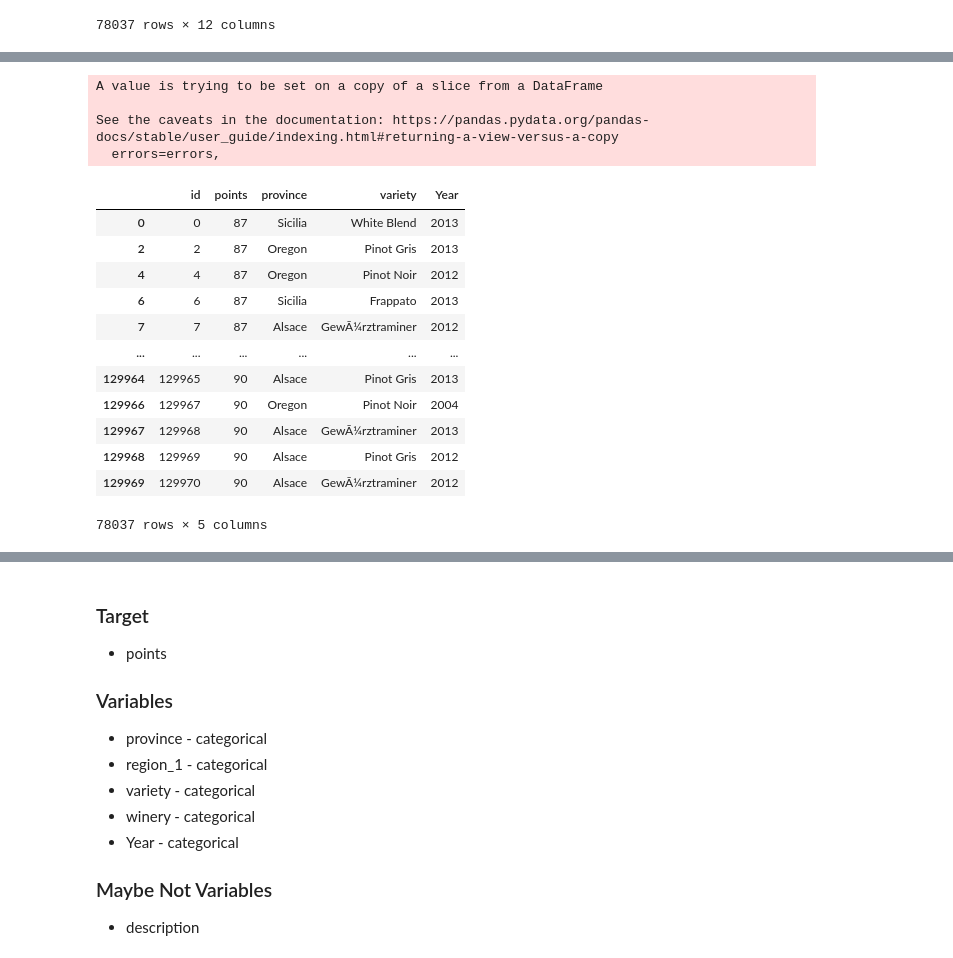
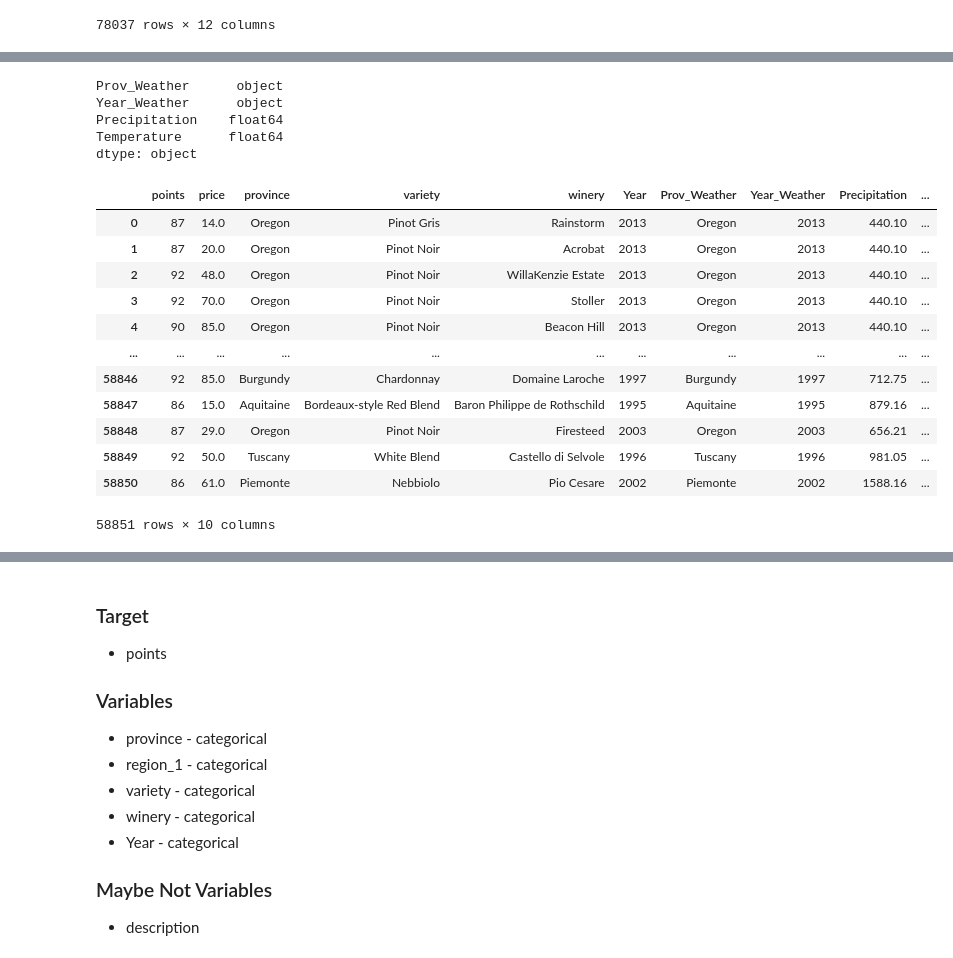
Before and after one commit to mshideler/Group2, a Jupyter notebook: Deliverable 2/Data_Analysis_Prelim-Kyle.ipynb, the cells around one changed output, grey strips where cells are left out. Cells and saved outputs as stored; diff of their text form; code cells hidden in the pictures.

Commit message:
adding merged data

```diff
--- a/Deliverable 2/Data_Analysis_Prelim-Kyle.ipynb
+++ b/Deliverable 2/Data_Analysis_Prelim-Kyle.ipynb
@@ -130,0 +194,3 @@ See the caveats in the documentation: https://pandas.pydata.org/pandas-docs/stab
+# %%
+wine_df_regions=wine_df_regions[wine_df_regions['variety']!='NaN']
+wine_df_regions
@@ -130,0 +233,6 @@ See the caveats in the documentation: https://pandas.pydata.org/pandas-docs/stab
+# %%
+wine_df_regions=wine_df_regions.groupby('winery').filter(lambda x: len(x)>3)
+# %%
+weather_df['Year_Weather']=weather_df['Year_Weather'].astype(str)
+# %%
+weather_df=weather_df.drop(['Timeseries'],axis=1)
@@ -131,28 +249,30 @@ See the caveats in the documentation: https://pandas.pydata.org/pandas-docs/stab
+# %%
+weather_df.dtypes
+# %% [output]
+Prov_Weather      object
+Year_Weather      object
+Precipitation    float64
+Temperature      float64
+dtype: object
+# %%
+merged_df=wine_df_regions.merge(weather_df,left_on=['province','Year'],right_on=['Prov_Weather','Year_Weather'])
+merged_df
+# %% [output]
+|  | points | price | province | variety | winery | Year | Prov_Weather | Year_Weather | Precipitation | ... |
+| 0 | 87 | 14.0 | Oregon | Pinot Gris | Rainstorm | 2013 | Oregon | 2013 | 440.10 | ... |
+| 1 | 87 | 20.0 | Oregon | Pinot Noir | Acrobat | 2013 | Oregon | 2013 | 440.10 | ... |
+| 2 | 92 | 48.0 | Oregon | Pinot Noir | WillaKenzie Estate | 2013 | Oregon | 2013 | 440.10 | ... |
+| 3 | 92 | 70.0 | Oregon | Pinot Noir | Stoller | 2013 | Oregon | 2013 | 440.10 | ... |
+| 4 | 90 | 85.0 | Oregon | Pinot Noir | Beacon Hill | 2013 | Oregon | 2013 | 440.10 | ... |
+| ... | ... | ... | ... | ... | ... | ... | ... | ... | ... | ... |
+| 58846 | 92 | 85.0 | Burgundy | Chardonnay | Domaine Laroche | 1997 | Burgundy | 1997 | 712.75 | ... |
+| 58847 | 86 | 15.0 | Aquitaine | Bordeaux-style Red Blend | Baron Philippe de Rothschild | 1995 | Aquitaine | 1995 | 879.16 | ... |
+| 58848 | 87 | 29.0 | Oregon | Pinot Noir | Firesteed | 2003 | Oregon | 2003 | 656.21 | ... |
+| 58849 | 92 | 50.0 | Tuscany | White Blend | Castello di Selvole | 1996 | Tuscany | 1996 | 981.05 | ... |
+| 58850 | 86 | 61.0 | Piemonte | Nebbiolo | Pio Cesare | 2002 | Piemonte | 2002 | 1588.16 | ... |
+58851 rows × 10 columns
 # %%
 #####
 wine_df_regions.to_csv("../Resources/Winedata_Regions_elseRAW.csv")
-# %%
-#make list of columns to drop and drop them
-columns_to_drop=['country','description','designation','price','region_2','region_1','winery']
-wine_df_regions.drop(columns_to_drop,axis=1,inplace=True)
-wine_df_regions
-# %% [output]
-A value is trying to be set on a copy of a slice from a DataFrame
-
-See the caveats in the documentation: https://pandas.pydata.org/pandas-docs/stable/user_guide/indexing.html#returning-a-view-versus-a-copy
-  errors=errors,
-|  | id | points | province | variety | Year |
-| 0 | 0 | 87 | Sicilia | White Blend | 2013 |
-| 2 | 2 | 87 | Oregon | Pinot Gris | 2013 |
-| 4 | 4 | 87 | Oregon | Pinot Noir | 2012 |
-| 6 | 6 | 87 | Sicilia | Frappato | 2013 |
-| 7 | 7 | 87 | Alsace | GewÃ¼rztraminer | 2012 |
-| ... | ... | ... | ... | ... | ... |
-| 129964 | 129965 | 90 | Alsace | Pinot Gris | 2013 |
-| 129966 | 129967 | 90 | Oregon | Pinot Noir | 2004 |
-| 129967 | 129968 | 90 | Alsace | GewÃ¼rztraminer | 2013 |
-| 129968 | 129969 | 90 | Alsace | Pinot Gris | 2012 |
-| 129969 | 129970 | 90 | Alsace | GewÃ¼rztraminer | 2012 |
-78037 rows × 5 columns
 # %%
 wine_df_regions.columns
```
Also changed, not shown: parts of 20 cells of this notebook, 1 other file.
